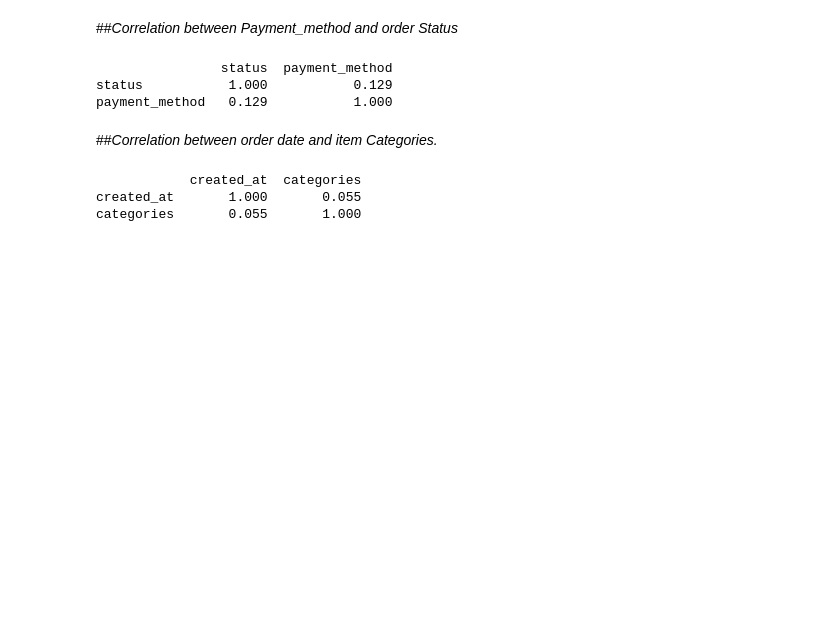
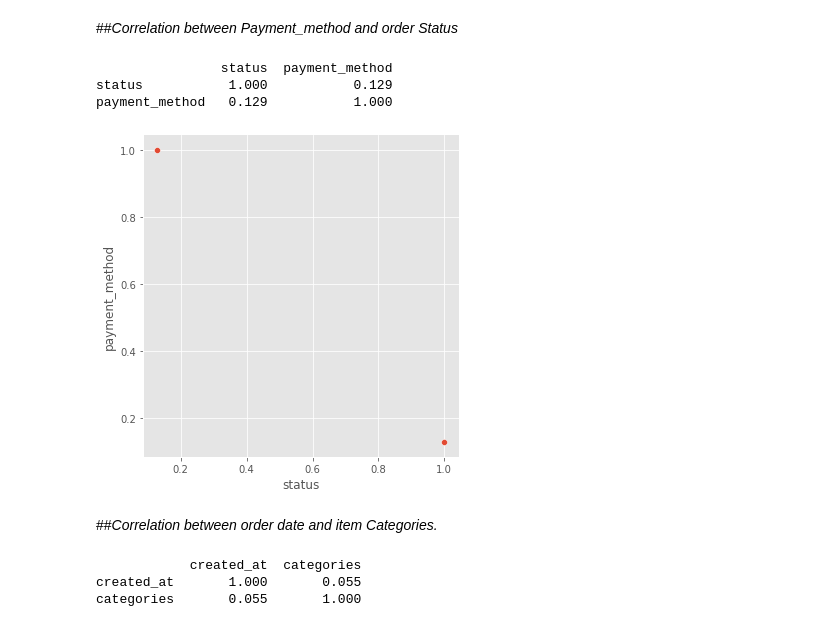
Before and after one commit to 3TInfoTinker/DeepLearningHandsOn, a Jupyter notebook: DLProj1Ecomerce.ipynb, the cells around one changed output. Saved outputs shown, nothing was run; the diff lists cells and outputs as text; code cells hidden in the pictures; blank space fills up the shorter version.

```diff
--- a/DLProj1Ecomerce.ipynb
+++ b/DLProj1Ecomerce.ipynb
@@ -265,6 +266,10 @@ print(corSttsPmtmthd)
                 status  payment_method
 status           1.000           0.129
 payment_method   0.129           1.000
+# %%
+sns.relplot(x = "status", y = "payment_method", data = corSttsPmtmthd);
+# %% [output]
+[figure, added]
 # %% [markdown]
 ##*Correlation between order date and item Categories.*
 # %%
```
Also changed, not shown: parts of 18 cells of this notebook.
